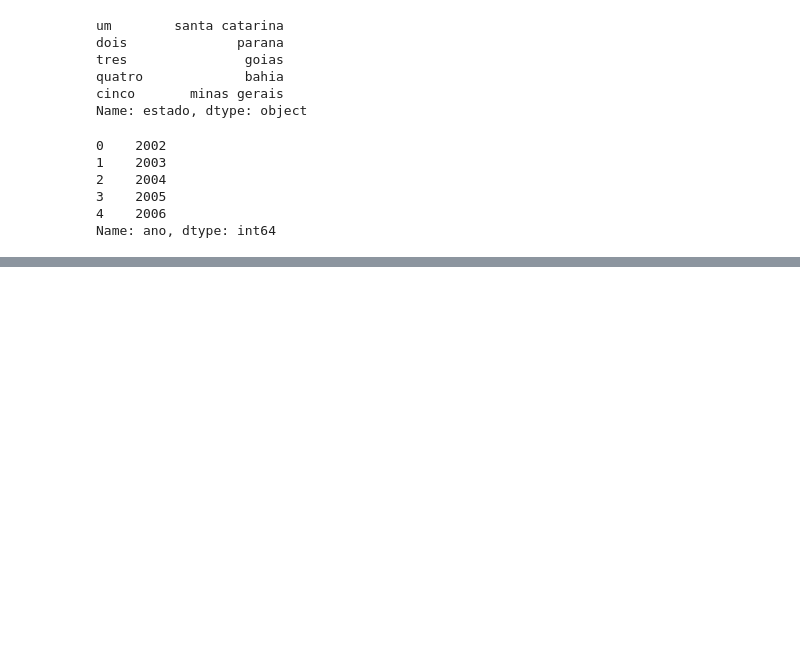
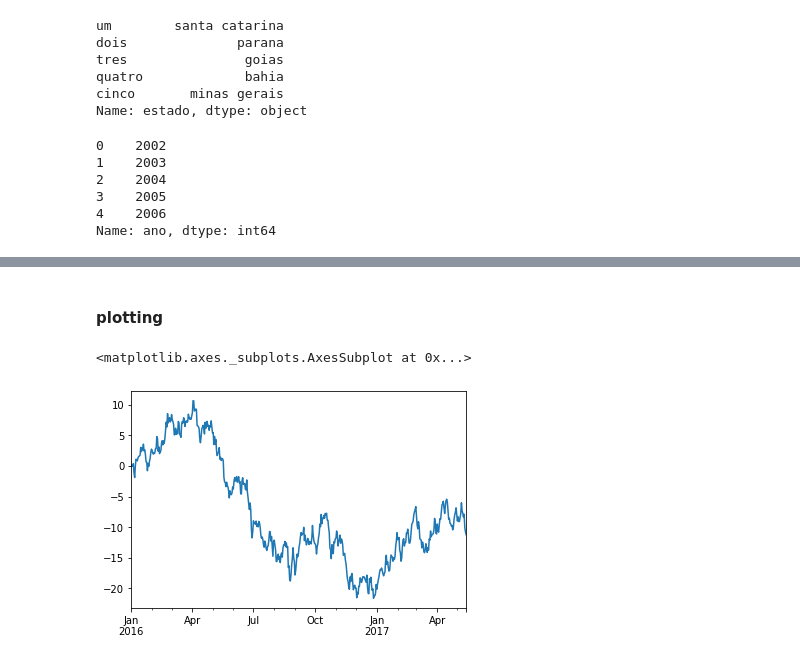
Before and after one commit to vinisaab/Py_Analysis_Basic, a Jupyter notebook: Pandas_Basics.ipynb, the cells around one changed output, grey strips where cells are left out. Cells and saved outputs as stored; diff of their text form; code cells hidden in the pictures; blank space fills up the shorter version.

```diff
--- a/Pandas_Basics.ipynb
+++ b/Pandas_Basics.ipynb
@@ -129,0 +291,2 @@ Name: ano, dtype: int64
+# %% [markdown]
+#### plotting
@@ -129,0 +297,7 @@ Name: ano, dtype: int64
+# %%
+ts = pd.Series(np.random.randn(500), index=pd.date_range('1/1/2016',periods=500))
+ts = ts.cumsum()
+ts.plot()
+# %% [output]
+<matplotlib.axes._subplots.AxesSubplot at 0x...>
+[figure, added]
```
Also changed, not shown: parts of 26 cells of this notebook, 3 other files.
